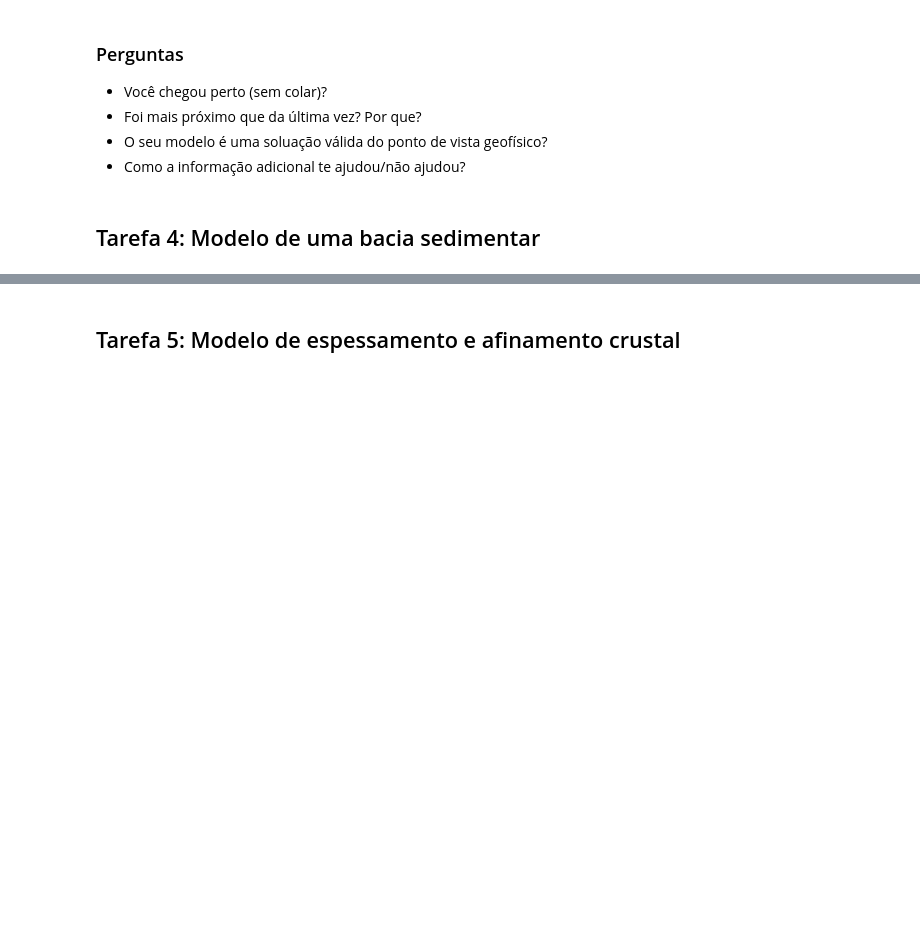
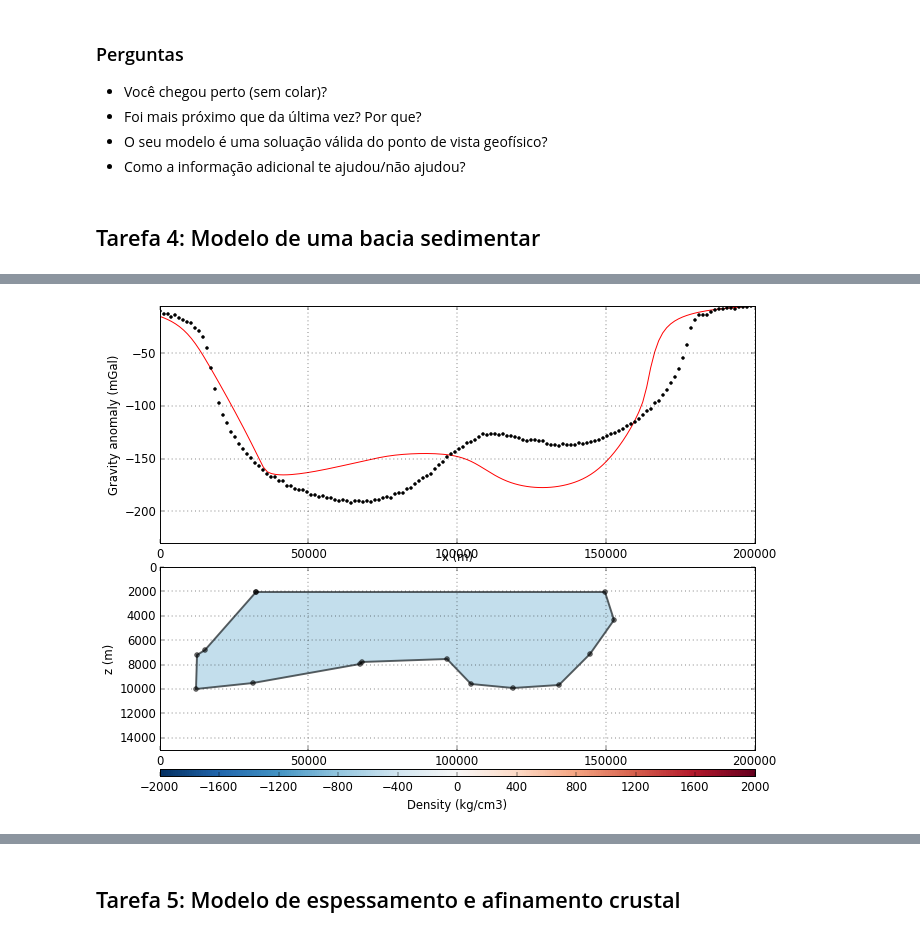
Before and after one commit to leouieda/geofisica1, a Jupyter notebook: notebooks/pratica5.ipynb, the cells around one changed output, grey strips where cells are left out. Saved outputs shown, nothing was run; the diff lists cells and outputs as text; code cells hidden in the pictures; blank space fills up the shorter version.

```diff
--- a/notebooks/pratica5.ipynb
+++ b/notebooks/pratica5.ipynb
@@ -150,0 +167,6 @@ Moulder.load(modelo_colega_intrusao).plot()
+# %%
+area = (0, 200e3, 0, 15e3)
+x = np.linspace(area[0], area[1], 150)
+z = np.zeros_like(x)
+modelo4 = Moulder(area, x, z)
+modelo4.run()
@@ -150,0 +188,6 @@ Moulder.load(modelo_colega_intrusao).plot()
+# %%
+dado_colega_bacia = 'modelo4-dados.txt'
+modelo_colega_bacia = 'modelo4'
+x, z, dado = np.loadtxt(dado_colega_bacia, unpack=True)
+modelo_colega4 = Moulder(area, x, z, data=dado)
+modelo_colega4.run()
@@ -150,0 +196,4 @@ Moulder.load(modelo_colega_intrusao).plot()
+# %%
+modelo_colega4.plot()
+# %% [output]
+[figure, added]
```
Also changed, not shown: parts of 12 cells of this notebook.
